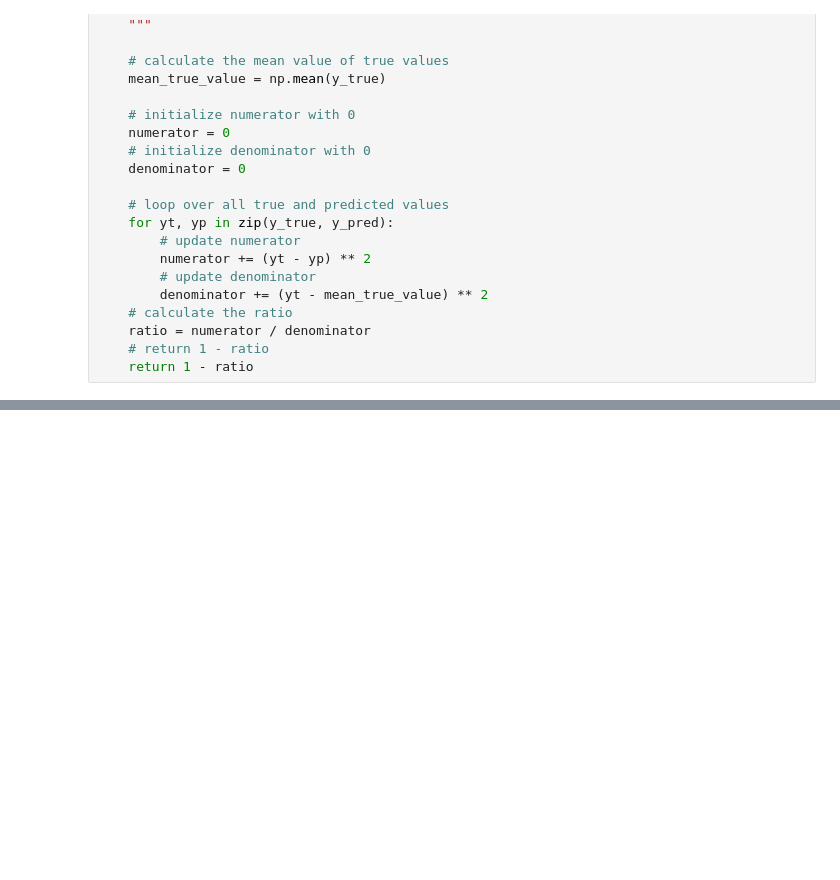
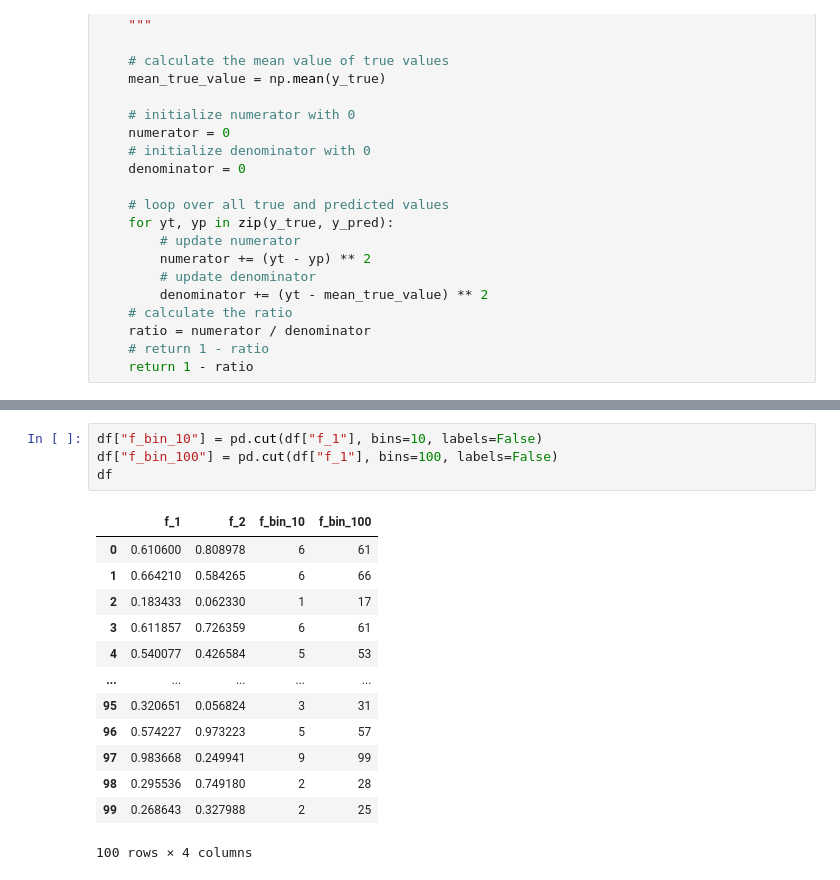
Before and after one commit to davidliu52/ml_learning, a Jupyter notebook: textbook.ipynb, the cells around one changed output, grey strips where cells are left out. Cells and saved outputs as stored; diff of their text form; blank space fills up the shorter version.

```diff
--- a/textbook.ipynb
+++ b/textbook.ipynb
@@ -508,0 +653,18 @@ def r2(y_true, y_pred):
+# %%
+df["f_bin_10"] = pd.cut(df["f_1"], bins=10, labels=False)
+df["f_bin_100"] = pd.cut(df["f_1"], bins=100, labels=False)
+df
+# %% [output]
+|  | f_1 | f_2 | f_bin_10 | f_bin_100 |
+| 0 | 0.610600 | 0.808978 | 6 | 61 |
+| 1 | 0.664210 | 0.584265 | 6 | 66 |
+| 2 | 0.183433 | 0.062330 | 1 | 17 |
+| 3 | 0.611857 | 0.726359 | 6 | 61 |
+| 4 | 0.540077 | 0.426584 | 5 | 53 |
+| ... | ... | ... | ... | ... |
+| 95 | 0.320651 | 0.056824 | 3 | 31 |
+| 96 | 0.574227 | 0.973223 | 5 | 57 |
+| 97 | 0.983668 | 0.249941 | 9 | 99 |
+| 98 | 0.295536 | 0.749180 | 2 | 28 |
+| 99 | 0.268643 | 0.327988 | 2 | 25 |
+100 rows × 4 columns
```
Also changed, not shown: parts of 14 cells of this notebook, 1 other file.
